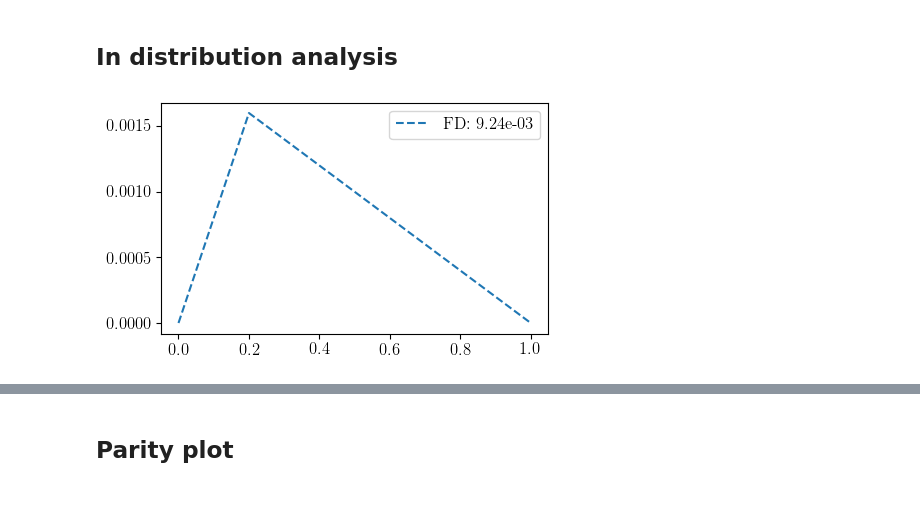
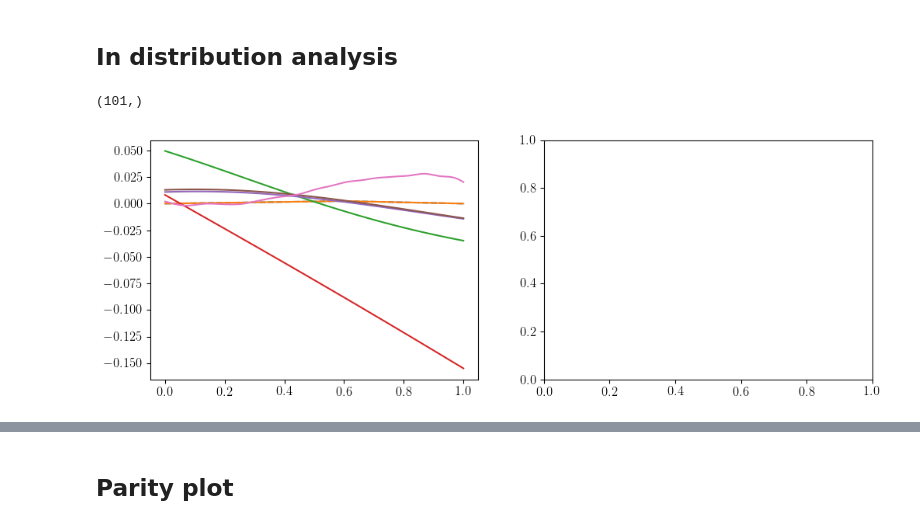
Before and after one commit to lechevaa/CEMRACS_SciML, a Jupyter notebook: notebooks/PoissonEquation/Poisson_step_2.ipynb, the cells around one changed output, grey strips where cells are left out. Cells and saved outputs as stored; diff of their text form; code cells hidden in the pictures; blank space fills up the shorter version.

Commit message:
[FEAT] step 2 fit works with all methods + notebook

```diff
--- a/notebooks/PoissonEquation/Poisson_step_2.ipynb
+++ b/notebooks/PoissonEquation/Poisson_step_2.ipynb
@@ -142 +127,20 @@ dU_val = torch.Tensor(u_val.flatten())
+# %%
+nx = PARAMS_SOLVER['nx']
+
+x = torch.Tensor(solver.x).view(-1, 1)
+X_train = x.repeat(Y_train.shape[0], 1)
+X_val = x.repeat(Y_val.shape[0], 1)
+
+
+Y_train_repeated = torch.Tensor(Y_train.repeat(nx, 1).reshape(-1, 1))
+Y_val_repeated = torch.Tensor(Y_val.repeat(nx, 1).reshape(-1, 1))
+
+
+YX_train = torch.cat((Y_train_repeated, X_train), dim=1)
+YX_val = torch.cat((Y_val_repeated, X_val), dim=1)
+YU_train = torch.Tensor(U_train).view(-1, 1)
+YU_val = torch.Tensor(U_val).view(-1, 1)
+# %%
+Y_fno_train = torch.Tensor(delta_Y_train).unsqueeze(-1)
+Y_fno_val = torch.Tensor(delta_Y_val).unsqueeze(-1)
 # %% [markdown]
@@ -197,24 +196,53 @@ plt.show()
 # %% [markdown]
 ## In distribution analysis
 # %%
-new_y = 0.2
+new_y = 0.6
 solver.change_y(new_y=new_y)
 U_FD = solver.solve()
-# U_MLP = all_methods['MLP'].apply_method(new_D).detach().numpy()
-# U_POD = all_methods['POD'].apply_method(new_y)
-# U_DONUT = all_methods['DEEPONET'].apply_method(new_D)
-# U_PINN = all_methods['PINN'].apply_method(new_D)
-# U_MLPINN = all_methods['MLPINN'].apply_method(new_D)
-# U_FNO = all_methods['FNO'].apply_method([new_D]).flatten().detach().numpy()
+fx = solver.x
+print(fx.shape)
+fig, (ax_0, ax_1) = plt.subplots(1, 2, figsize= (12, 4))
+ax_0.plot(solver.x, U_FD, '--', label=f'FD (True)')
 
-# plt.plot(solver.x, U_POD, label=f'POD: {np.linalg.norm(U_POD, 2):.2e}')
-plt.plot(solver.x, U_FD, '--', label=f'FD: {np.linalg.norm(U_FD, 2):.2e}')
-# plt.plot(solver.x, U_MLP, label=f'MLP: {np.linalg.norm(U_MLP, 2):.2e}')
-# plt.plot(solver.x, U_FNO, label=f'FNO: {np.linalg.norm(U_FNO, 2):.2e}')
-# plt.plot(solver.x, U_DONUT, label=f'DEEPONET: {np.linalg.norm(U_DONUT, 2):.2e}')
-# plt.plot(solver.x, U_PINN, label=f'PINN: {np.linalg.norm(U_PINN, 2):.2f}')
-# plt.plot(solver.x, U_MLPINN, label=f'MLPINN: {np.linalg.norm(U_MLPINN, 2):.2f}')
-plt.legend()
+for method in all_methods:
+    if method == 'POD':
+        U_pred = all_methods[method].apply_method(y = new_y).flatten()
+        ax_0.plot(solver.x, U_pred, label=f'{method}')
+    elif method == 'FNO':
+        U_pred = all_methods[method].apply_method(y = fx).flatten()
+        ax_0.plot(solver.x, U_pred, label=f'{method}')
+    elif method == 'DEEPONET':
+        U_pred = all_methods[method].apply_method(y = fx).flatten()
+        ax_0.plot(solver.x, U_pred, label=f'{method}')
+    elif method == 'MLP':
+        U_pred = all_methods[method].apply_method(y = [new_y]).flatten()
+        ax_0.plot(solver.x, U_pred, label=f'{method}')
+    elif method == 'MLPINN':
+        U_pred = all_methods[method].apply_method(y = [new_y]).flatten()
+        ax_0.plot(solver.x, U_pred, label=f'{method}')
+    elif method == 'PINN':
+        U_pred = all_methods[method].apply_method(y = [new_y]).flatten()
+        ax_0.plot(solver.x, U_pred, label=f'{method}')
+# ax_0.title.set_text(f'$D$ = {new_ID_D}')
+# ax_0.legend()
+
+# new_OOD_D = 15.
+# solver.change_D(new_D=new_OOD_D)
+# U_FD = solver.solve()
+
+
+# ax_1.plot(solver.x, U_FD, '--', label=f'FD (True)')
+
+# for method in all_methods:
+#     if method == 'POD':
+#         U_pred = all_methods[method].apply_method(new_OOD_D).flatten()
+#     else:
+#         U_pred = all_methods[method].apply_method([new_OOD_D]).flatten()
+#     ax_1.plot(solver.x, U_pred, label=f'{method}: {np.linalg.norm(U_pred - U_FD, 2):.2e}')
+
+# ax_1.title.set_text(f'$D$ = {new_OOD_D}')
+# ax_1.legend()
 plt.show()
 # %% [output]
+(101,)
-[figure, old version]
+[figure, new version]
```
Also changed, not shown: parts of 34 cells of this notebook, 10 other files.
